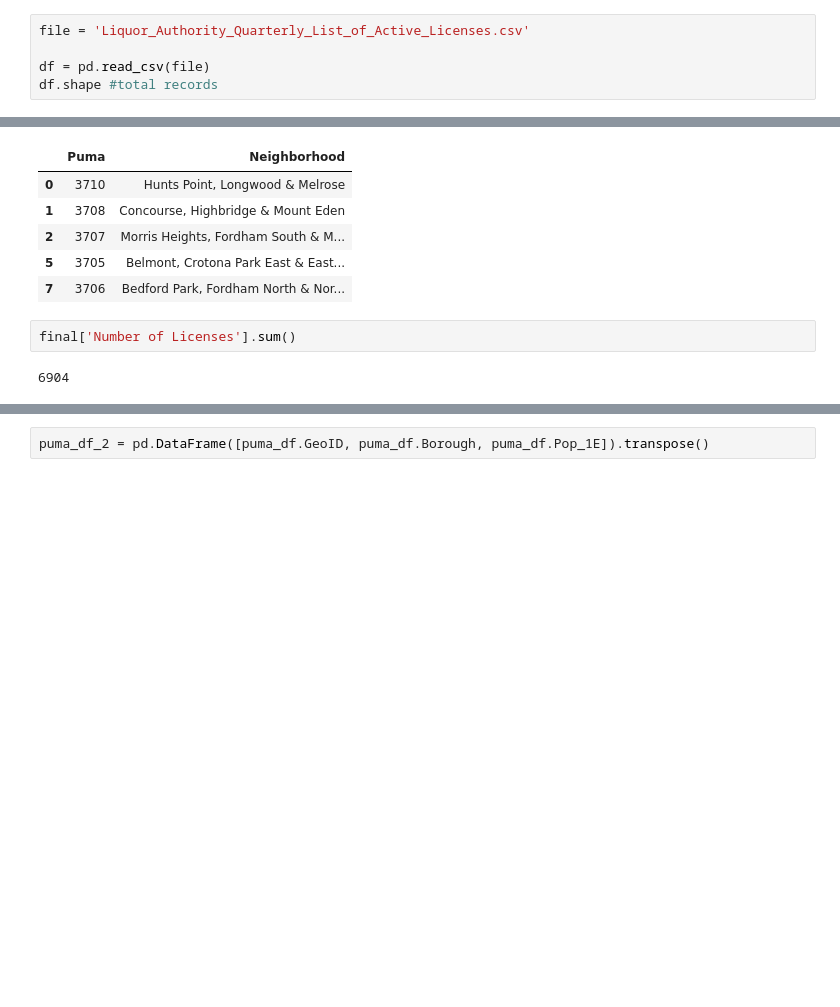
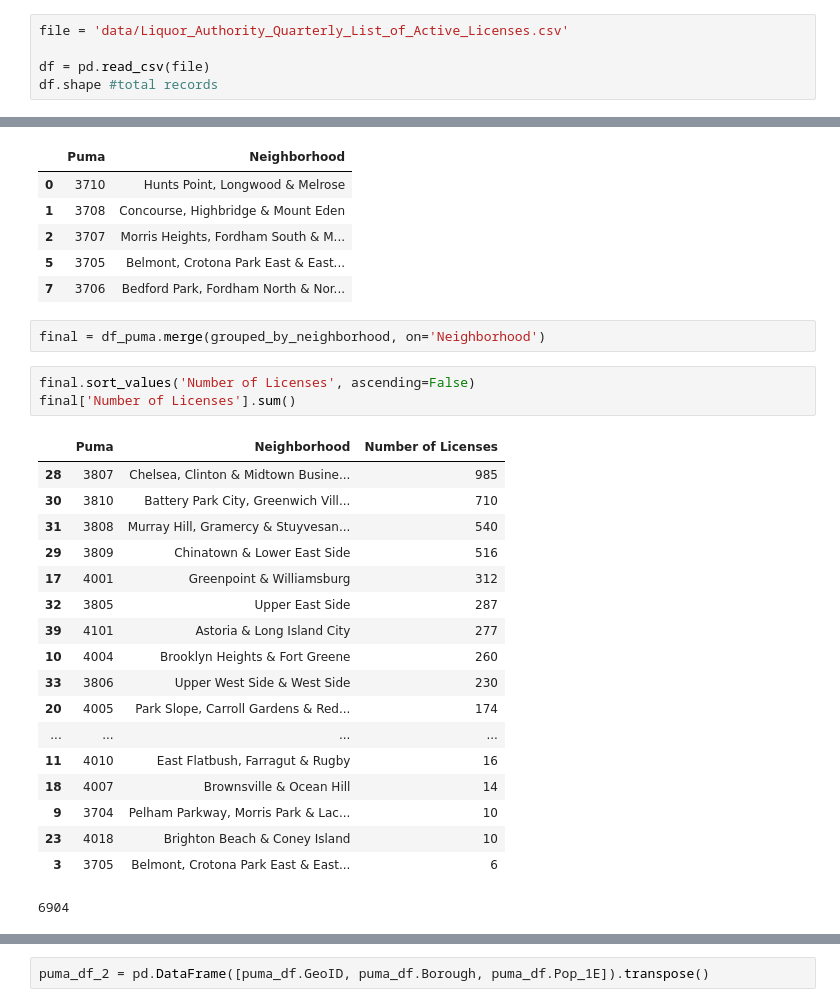
Before and after one commit to maks-p/ny_liquor_licenses, a Jupyter notebook: ny_sla_project.ipynb, the cells around one changed output, grey strips where cells are left out. Drawn from its saved outputs; the diff is of its cells as text; blank space fills up the shorter version.

```diff
--- a/ny_sla_project.ipynb
+++ b/ny_sla_project.ipynb
@@ -10,7 +10,7 @@ import seaborn as sns
 import pprint as pp
 %matplotlib inline
 # %%
-file = 'Liquor_Authority_Quarterly_List_of_Active_Licenses.csv'
+file = 'data/Liquor_Authority_Quarterly_List_of_Active_Licenses.csv'
 
 df = pd.read_csv(file)
 df.shape #total records
@@ -218,8 +224,28 @@ df_puma.head()
 | 2 | 3707 | Morris Heights, Fordham South & M... |
 | 5 | 3705 | Belmont, Crotona Park East & East... |
 | 7 | 3706 | Bedford Park, Fordham North & Nor... |
+# %%
+final = df_puma.merge(grouped_by_neighborhood, on='Neighborhood')
 # %%
+final.sort_values('Number of Licenses', ascending=False)
 final['Number of Licenses'].sum()
 # %% [output]
+|  | Puma | Neighborhood | Number of Licenses |
+| 28 | 3807 | Chelsea, Clinton & Midtown Busine... | 985 |
+| 30 | 3810 | Battery Park City, Greenwich Vill... | 710 |
+| 31 | 3808 | Murray Hill, Gramercy & Stuyvesan... | 540 |
+| 29 | 3809 | Chinatown & Lower East Side | 516 |
+| 17 | 4001 | Greenpoint & Williamsburg | 312 |
+| 32 | 3805 | Upper East Side | 287 |
+| 39 | 4101 | Astoria & Long Island City | 277 |
+| 10 | 4004 | Brooklyn Heights & Fort Greene | 260 |
+| 33 | 3806 | Upper West Side & West Side | 230 |
+| 20 | 4005 | Park Slope, Carroll Gardens & Red... | 174 |
+| ... | ... | ... | ... |
+| 11 | 4010 | East Flatbush, Farragut & Rugby | 16 |
+| 18 | 4007 | Brownsville & Ocean Hill | 14 |
+| 9 | 3704 | Pelham Parkway, Morris Park & Lac... | 10 |
+| 23 | 4018 | Brighton Beach & Coney Island | 10 |
+| 3 | 3705 | Belmont, Crotona Park East & East... | 6 |
 6904
 # %%
```
Also changed, not shown: parts of 24 cells of this notebook, 13 other files.
